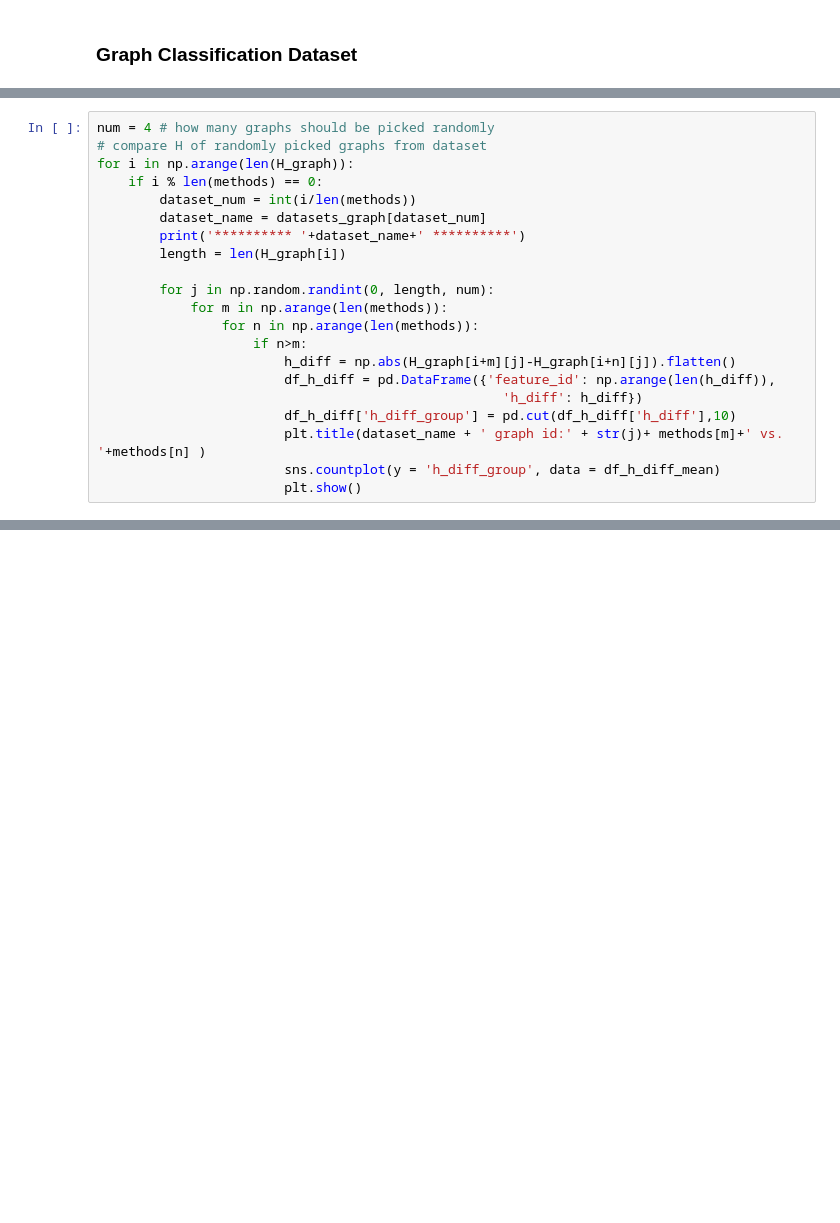
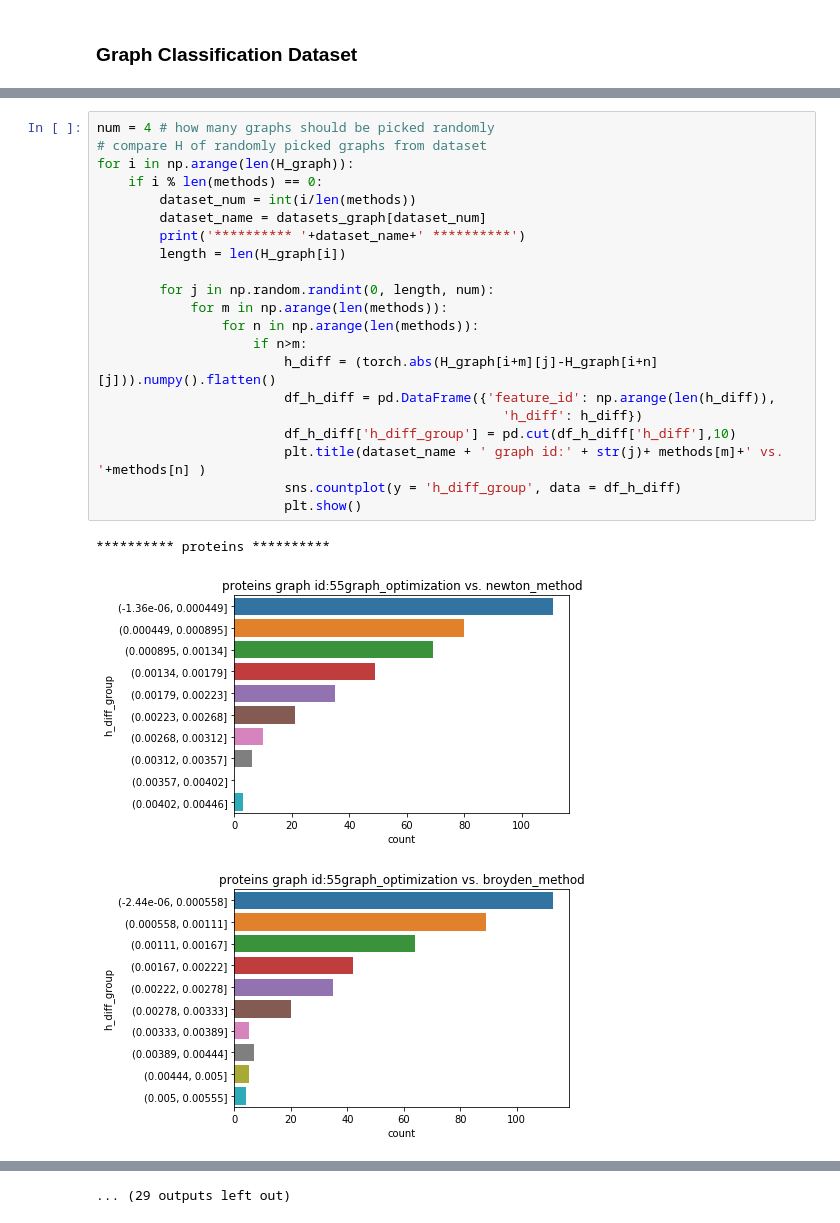
Before and after one commit to wwwfan628/gnn_visualization, a Jupyter notebook: notebook/compare_fixpoint.ipynb, the cells around one changed output, grey strips where cells are left out. Saved outputs shown, nothing was run; the diff lists cells and outputs as text; blank space fills up the shorter version.

```diff
--- a/notebook/compare_fixpoint.ipynb
+++ b/notebook/compare_fixpoint.ipynb
@@ -77,21 +100,25 @@ for i in np.arange(len(H_graph)):
 # %%
 num = 4 # how many graphs should be picked randomly
 # compare H of randomly picked graphs from dataset
 for i in np.arange(len(H_graph)):
     if i % len(methods) == 0:
         dataset_num = int(i/len(methods))
         dataset_name = datasets_graph[dataset_num]
         print('********** '+dataset_name+' **********')
         length = len(H_graph[i])
 
         for j in np.random.randint(0, length, num):
             for m in np.arange(len(methods)):
                 for n in np.arange(len(methods)):
                     if n>m:
-                        h_diff = np.abs(H_graph[i+m][j]-H_graph[i+n][j]).flatten()
+                        h_diff = (torch.abs(H_graph[i+m][j]-H_graph[i+n][j])).numpy().flatten()
                         df_h_diff = pd.DataFrame({'feature_id': np.arange(len(h_diff)),
                                                     'h_diff': h_diff})
                         df_h_diff['h_diff_group'] = pd.cut(df_h_diff['h_diff'],10)
                         plt.title(dataset_name + ' graph id:' + str(j)+ methods[m]+' vs. '+methods[n] )
-                        sns.countplot(y = 'h_diff_group', data = df_h_diff_mean)
+                        sns.countplot(y = 'h_diff_group', data = df_h_diff)
                         plt.show()
+# %% [output]
+********** proteins **********
+[figure, added]
+[figure, added]
@@ -97,0 +134 @@ for i in np.arange(len(H_graph)):
+... (29 outputs left out)
```
Also changed, not shown: parts of 5 cells of this notebook, 5 other files.
